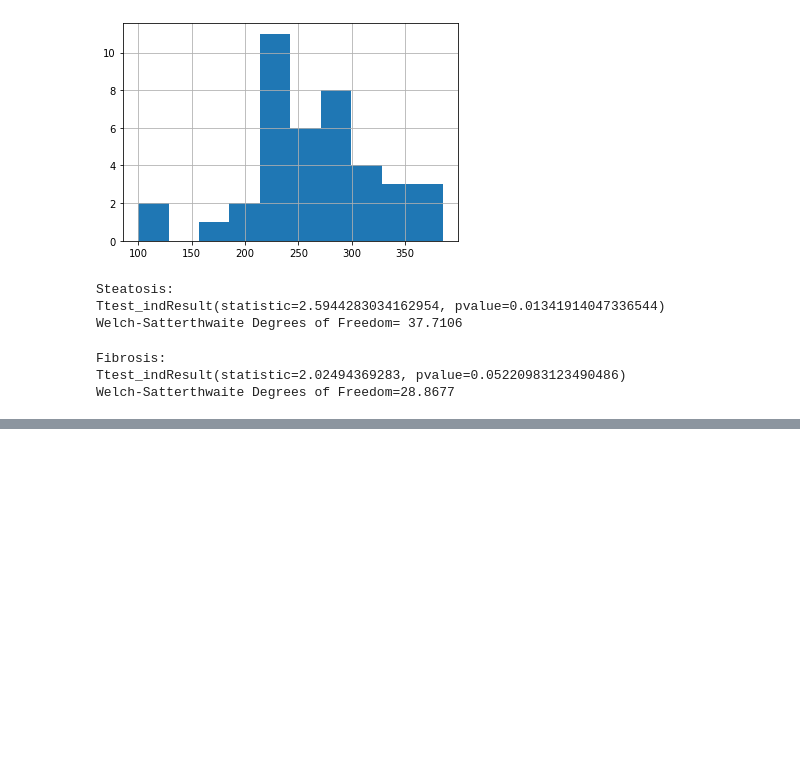
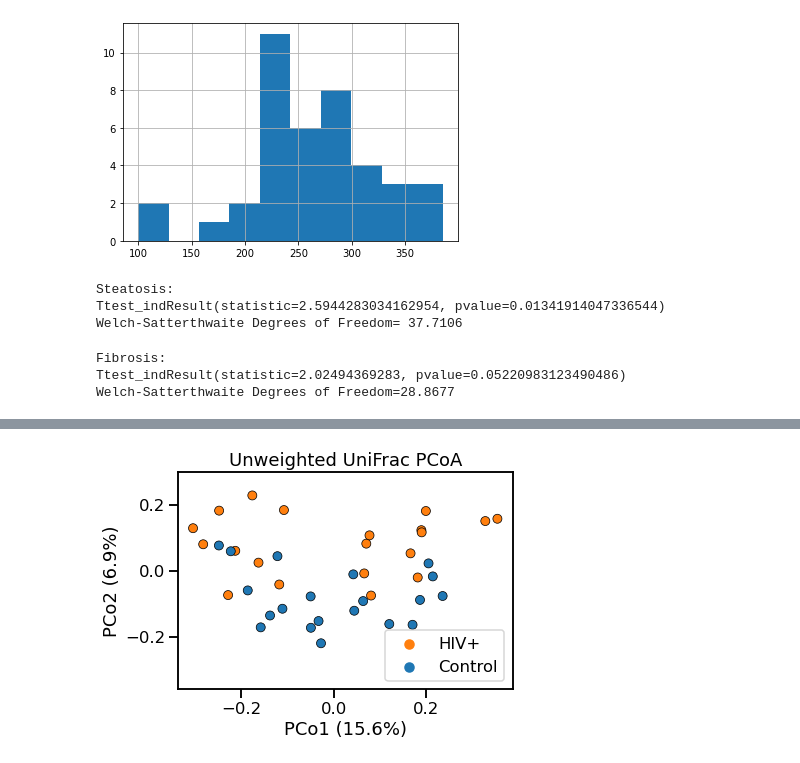
Before and after one commit to sterrettJD/HIV-microbiome, a Jupyter notebook: Analysis.ipynb, the cells around one changed output, grey strips where cells are left out. Cells and saved outputs as stored; diff of their text form; code cells hidden in the pictures; blank space fills up the shorter version.

```diff
--- a/Analysis.ipynb
+++ b/Analysis.ipynb
@@ -884,0 +902,5 @@ faith.shape
+# %%
+u_uni_pcoa = Artifact.load("core-diversity-results/unweighted_unifrac_pcoa_results.qza").view(OrdinationResults)
+# %%
+pcoa_df = u_uni_pcoa.samples
+pcoa_df["HIV"] = metadata["HIV"]
@@ -884,0 +916,21 @@ faith.shape
+# %%
+ax = sns.scatterplot(x=0, y=1, hue="HIV", hue_order=["Yes", "No"], palette=["tab:orange", "tab:blue"],
+                     edgecolor="black",
+                     data=pcoa_df)
+handles, labels = ax.get_legend_handles_labels()
+
+plt.clf() # Kinda hacky to get rid of the old plot but still have handles/labels
+
+ax = sns.scatterplot(x=0, y=1, hue="HIV", hue_order=["Yes", "No"], palette=["tab:orange", "tab:blue"],
+                     edgecolor='black',
+                     data=pcoa_df, legend=False)
+
+ax.legend(handles=handles[:], labels=["HIV+", "Control"], title=None, loc=4)
+
+ax.set(ylim=(-0.36,0.3), ylabel="PCo2 (6.9%)", xlabel="PCo1 (15.6%)",
+       title="Unweighted UniFrac PCoA")
+
+plt.savefig("figures/HIV_u_uni_pcoa.svg", transparent=True, bbox_inches="tight")
+plt.show()
+# %% [output]
+[figure, added]
```
Also changed, not shown: parts of 31 cells of this notebook.
